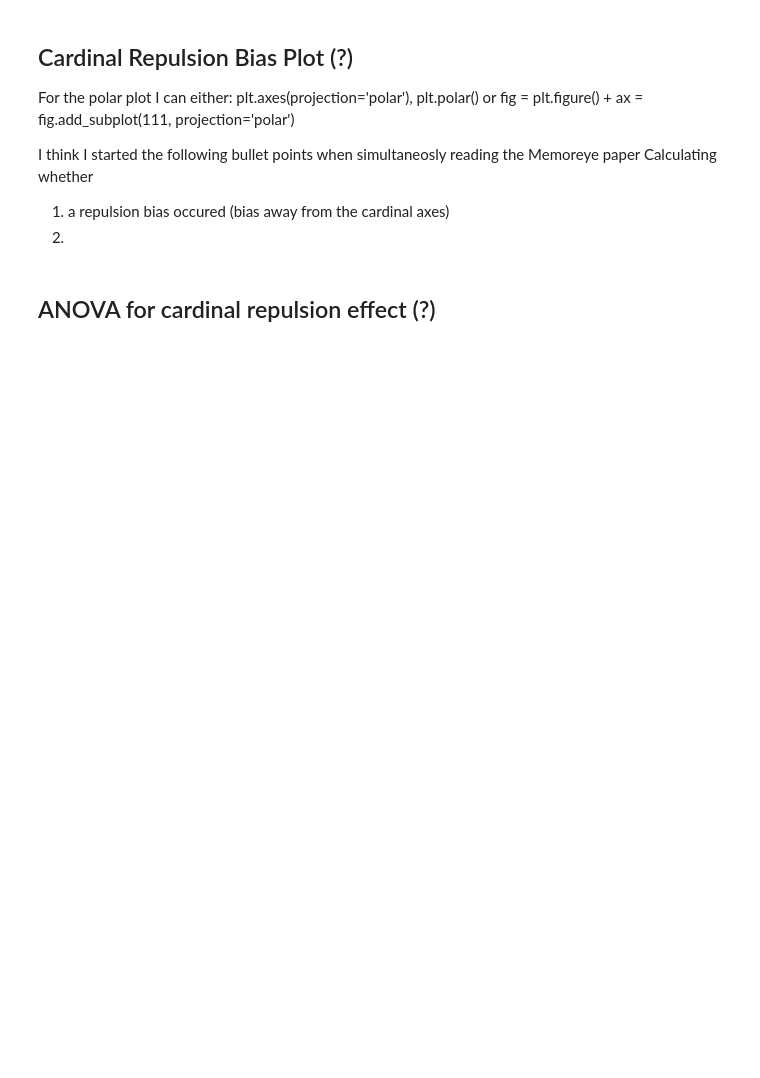
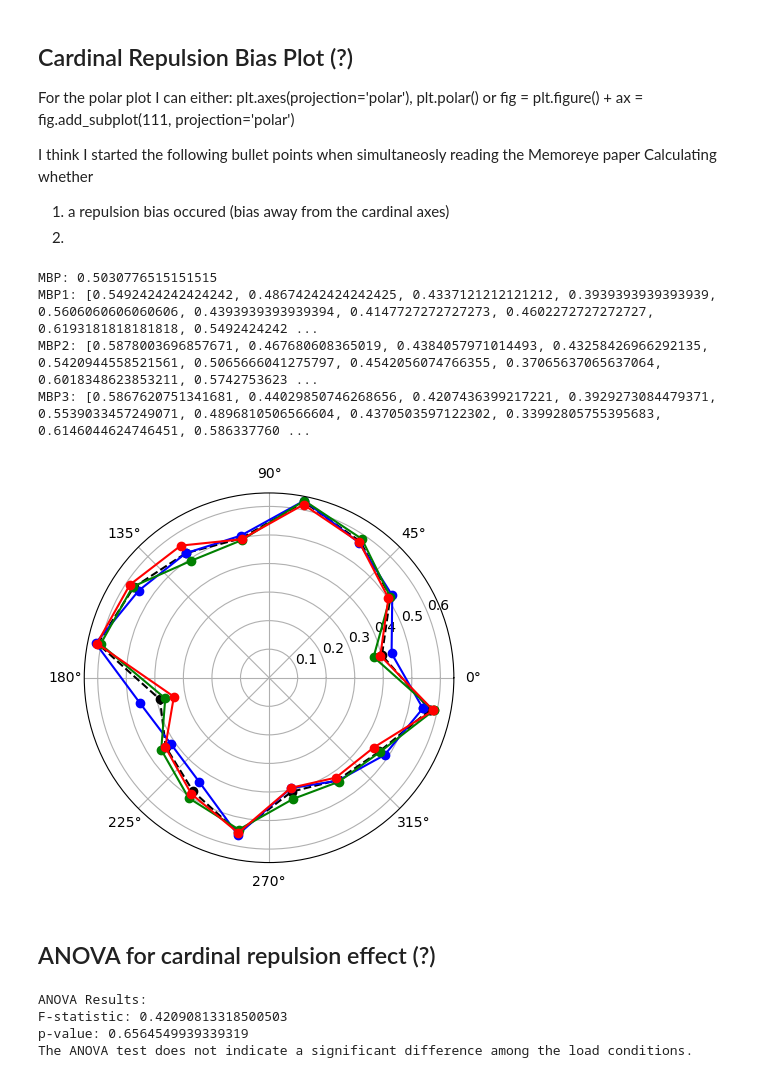
Before and after one commit to aabielefeldt/MultiEyeTem-Clone, a Jupyter notebook: scripts/Behav_Analysis_MultiEyeTem.ipynb, the cells around one changed output. Cells and saved outputs as stored; diff of their text form; code cells hidden in the pictures; blank space fills up the shorter version.

```diff
--- a/scripts/Behav_Analysis_MultiEyeTem.ipynb
+++ b/scripts/Behav_Analysis_MultiEyeTem.ipynb
@@ -404,10 +809,8 @@ spacing_rad = np.radians(spacing)
 
 ## change the above line to make it so that positive is going anticlockwise. Apparently theta is always going anticlockwise
 
-
-
 # making it a full circle
-spacing_rad = np.append(spacing_rad, spacing_rad[0])
+spacing_circ = np.append(spacing_rad, spacing_rad[0])
 
 # mbp_rad = np.radians(mbp_per_ori)
 # print(mbp_rad)
@@ -435,34 +838,40 @@ print("MBP3:", mbp3)
 # print("MBP2_rad:", mbp2_rad)
 # print("MBP3_rad:", mbp3_rad)
 
 # Create the polar plot
 fig = plt.figure()
 # maybe change the following line to plt.axes(projection='polar')
 ax = fig.add_subplot(111, projection='polar')
 
 #Repeating the last data point to make it a full circle
 # mbp_rad = np.append(mbp_rad, mbp_rad[0])
 # mbp1_rad = np.append(mbp1_rad, mbp1_rad[0])
 # mbp2_rad = np.append(mbp2_rad, mbp2_rad[0])
 # mbp3_rad = np.append(mbp3_rad, mbp3_rad[0])
 
 mbp_circ = np.append(mbp_per_ori, mbp_per_ori[0])
 mbp1_circ = np.append(mbp1, mbp1[0])
 mbp2_circ = np.append(mbp2, mbp2[0])
 mbp3_circ = np.append(mbp3, mbp3[0])
 
 # Plot the data for the general mbp
-ax.plot(-spacing_rad, mbp_circ, 'ko--')
+ax.plot(-spacing_circ, mbp_circ, 'ko--')
 
 # # Plot the data for the three conditions individually
 # at the moment using -spacing_rad to make the data go in the correct (anticlockwise direction)
-ax.plot(-spacing_rad, mbp1_circ, 'bo-')
-ax.plot(-spacing_rad, mbp2_circ, 'go-')
-ax.plot(-spacing_rad, mbp3_circ, 'ro-')
+ax.plot(-spacing_circ, mbp1_circ, 'bo-')
+ax.plot(-spacing_circ, mbp2_circ, 'go-')
+ax.plot(-spacing_circ, mbp3_circ, 'ro-')
 
 
 # Set plot attributes (-> labels and shit)
 
 plt.legend
 # Show the plot
 plt.show()
+# %% [output]
+MBP: 0.5030776515151515
+MBP1: [0.5492424242424242, 0.48674242424242425, 0.4337121212121212, 0.3939393939393939, 0.5606060606060606, 0.4393939393939394, 0.4147727272727273, 0.4602272727272727, 0.6193181818181818, 0.5492424242 ...
+MBP2: [0.5878003696857671, 0.467680608365019, 0.4384057971014493, 0.43258426966292135, 0.5420944558521561, 0.5065666041275797, 0.4542056074766355, 0.37065637065637064, 0.6018348623853211, 0.5742753623 ...
+MBP3: [0.5867620751341681, 0.44029850746268656, 0.4207436399217221, 0.3929273084479371, 0.5539033457249071, 0.4896810506566604, 0.4370503597122302, 0.33992805755395683, 0.6146044624746451, 0.586337760 ...
+[figure, added]
@@ -587,7 +894,7 @@ load_3_data = df[df['items_presented'] == 3]['button_press_clockwise']
 
 # Note: f_oneway performs a one-way ANOVA on multiple samples
 #returns two variables called statistic and p_value
-f_statistic, p_value = f_oneway(load_1_data, load_2_data, load_3_data)#
+f_statistic, p_value = stats.f_oneway(load_1_data, load_2_data, load_3_data)#
 
 # should I also (or even do this first) calculate whether the individual conditions are significantly different from the general mean
 # Define the significance level (alpha)
@@ -602,6 +909,11 @@ if p_value < alpha:
     print("The ANOVA test indicates a significant difference among the load conditions.")
 else:
     print("The ANOVA test does not indicate a significant difference among the load conditions.")
+# %% [output]
+ANOVA Results:
+F-statistic: 0.42090813318500503
+p-value: 0.6564549939339319
+The ANOVA test does not indicate a significant difference among the load conditions.
 # %%
 ## check if there is an effect of the mask
 # %%
```
Also changed, not shown: parts of 44 cells of this notebook.
